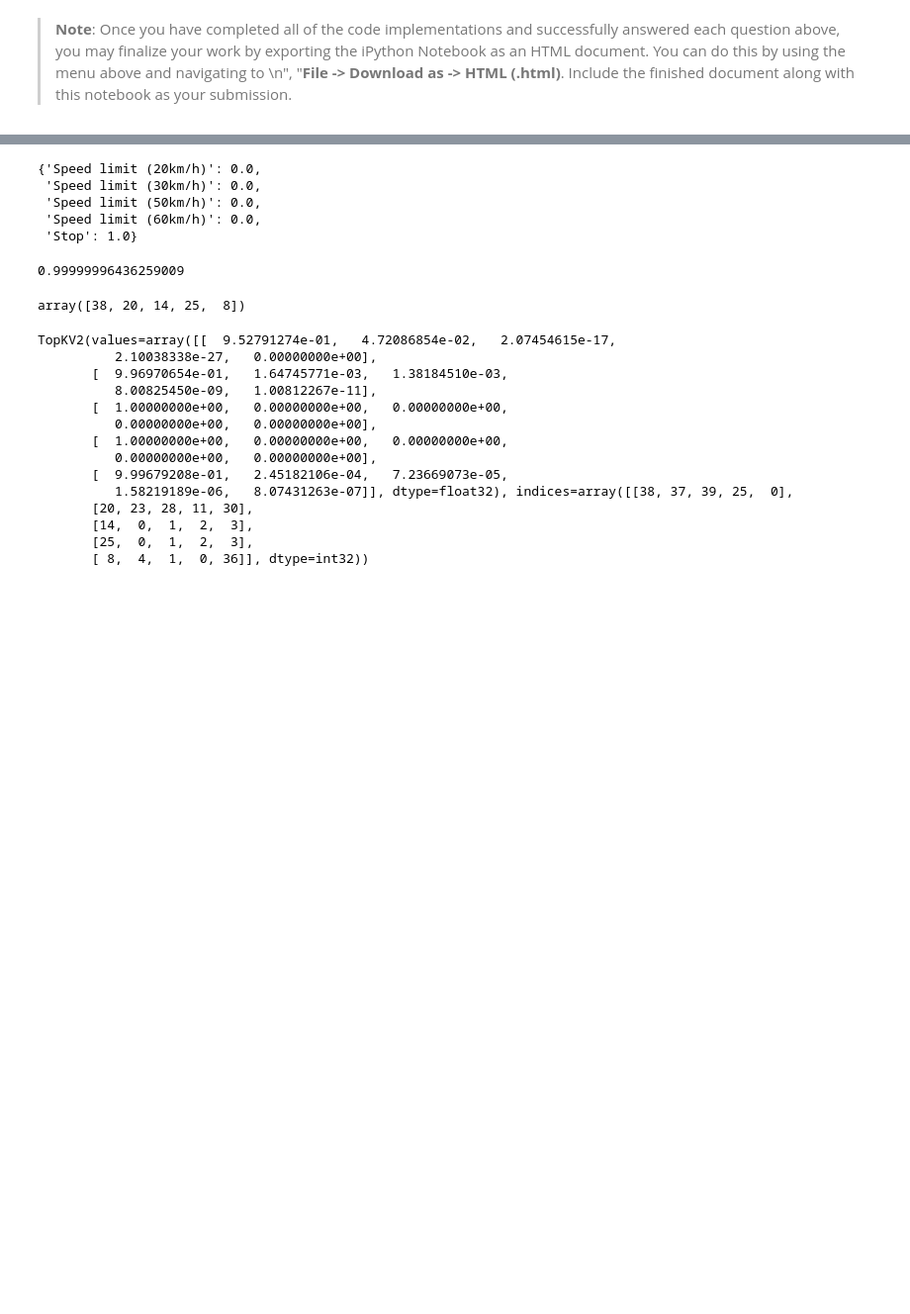
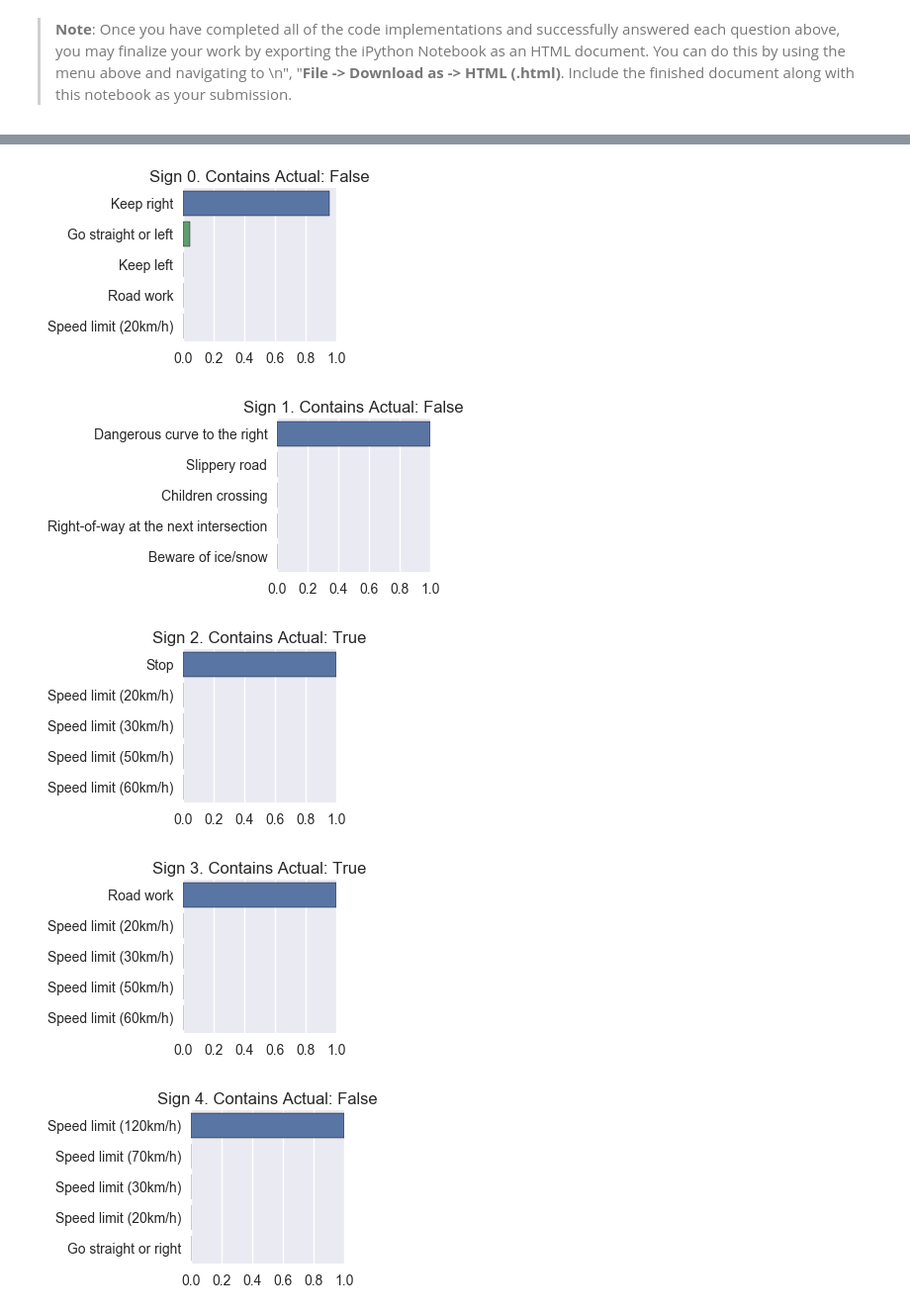
Before and after one commit to tfolkman/self-driving-car-nd, a Jupyter notebook: CarND-Traffic-Sign-Classifier-Project/Traffic_Sign_Classifier.ipynb, the cells around one changed output, grey strips where cells are left out. Shown: that part at 99% size. Drawn from its saved outputs; the diff is of its cells as text; code cells hidden in the pictures; blank space fills up the shorter version.

```diff
--- a/CarND-Traffic-Sign-Classifier-Project/Traffic_Sign_Classifier.ipynb
+++ b/CarND-Traffic-Sign-Classifier-Project/Traffic_Sign_Classifier.ipynb
@@ -520,33 +518,26 @@ class_map[class_map.ClassId == 5].SignName.values[0]
-# %%
-get_top_5_dict(top_5[0][2], top_5[1][2], class_map)
-# %% [output]
-{'Speed limit (20km/h)': 0.0,
- 'Speed limit (30km/h)': 0.0,
- 'Speed limit (50km/h)': 0.0,
- 'Speed limit (60km/h)': 0.0,
- 'Stop': 1.0}
-# %%
-sum(top_5[0][1])
-# %% [output]
-0.99999996436259009
-# %%
-sign_predictions
-# %% [output]
-array([38, 20, 14, 25,  8])
-# %%
-top_5
-# %% [output]
-TopKV2(values=array([[  9.52791274e-01,   4.72086854e-02,   2.07454615e-17,
-          2.10038338e-27,   0.00000000e+00],
-       [  9.96970654e-01,   1.64745771e-03,   1.38184510e-03,
-          8.00825450e-09,   1.00812267e-11],
-       [  1.00000000e+00,   0.00000000e+00,   0.00000000e+00,
-          0.00000000e+00,   0.00000000e+00],
-       [  1.00000000e+00,   0.00000000e+00,   0.00000000e+00,
-          0.00000000e+00,   0.00000000e+00],
-       [  9.99679208e-01,   2.45182106e-04,   7.23669073e-05,
-          1.58219189e-06,   8.07431263e-07]], dtype=float32), indices=array([[38, 37, 39, 25,  0],
-       [20, 23, 28, 11, 30],
-       [14,  0,  1,  2,  3],
-       [25,  0,  1,  2,  3],
-       [ 8,  4,  1,  0, 36]], dtype=int32))
+# %%
+def get_class_names(probabilities, classes, class_map):
+    class_names = []
+    for i in range(len(probabilities)):
+        key = class_map[class_map.ClassId == classes[i]].SignName.values[0]
+        class_names.append(key)
+    return class_names
+
+def get_plots(top_5, class_map, actuals):
+    n = len(top_5[0])
+    for i in range(n):
+        truth = actuals[i]
+        is_in_top_5 = truth in top_5[1][i]
+        class_name = get_class_names(top_5[0][i], top_5[1][i], class_map)
+        probabilities = top_5[0][i]
+        plt.figure(figsize=(2,2))
+        plt.title("Sign {0}. Contains Actual: {1}".format(i, is_in_top_5))
+        sns.barplot(probabilities, class_name)
+# %%
+get_plots(top_5, class_map, sign_truth)
+# %% [output]
+[figure, added]
+[figure, added]
+[figure, added]
+[figure, added]
+[figure, added]
```
Also changed, not shown: parts of 13 cells of this notebook, 5 other files.
